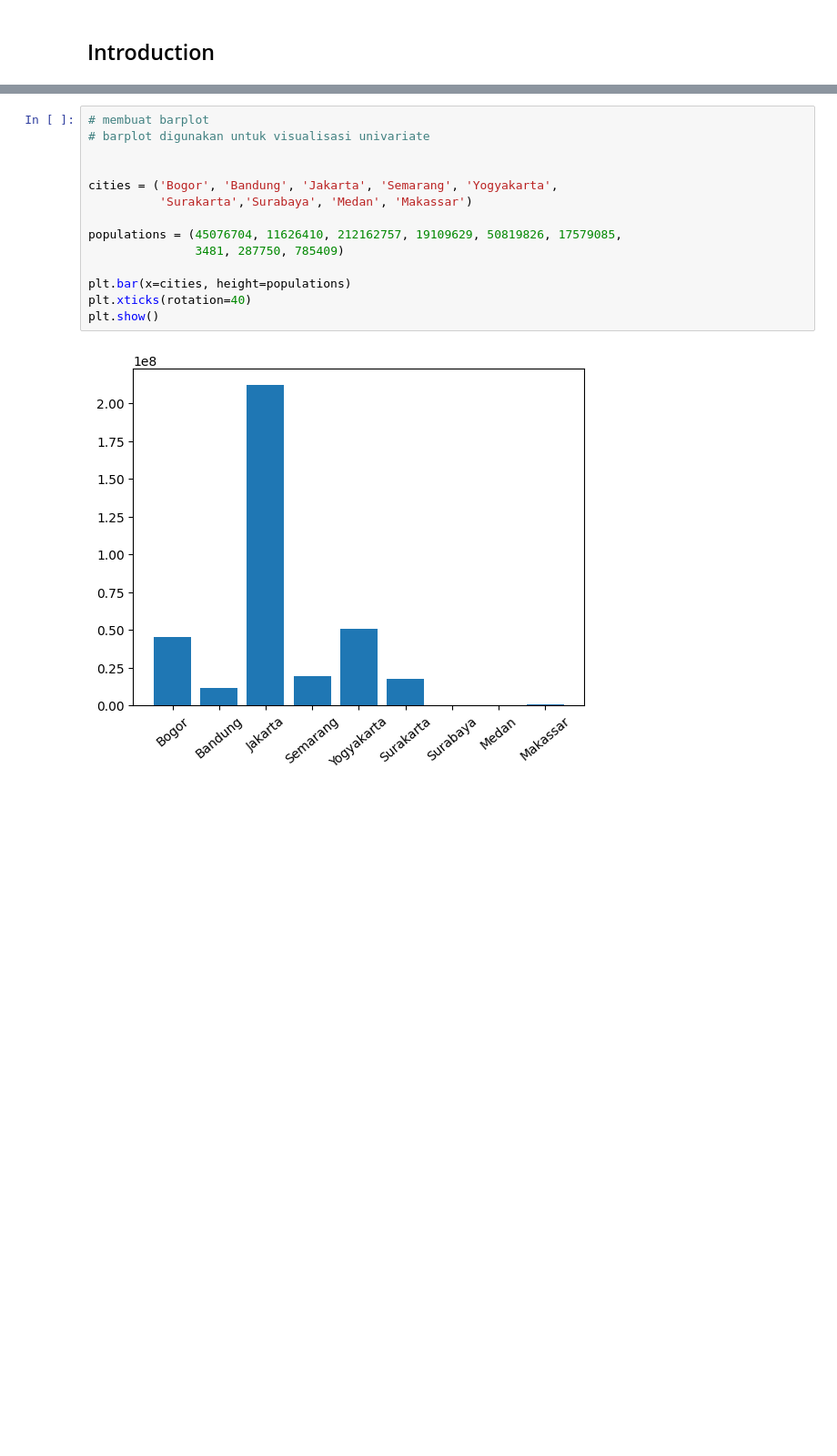
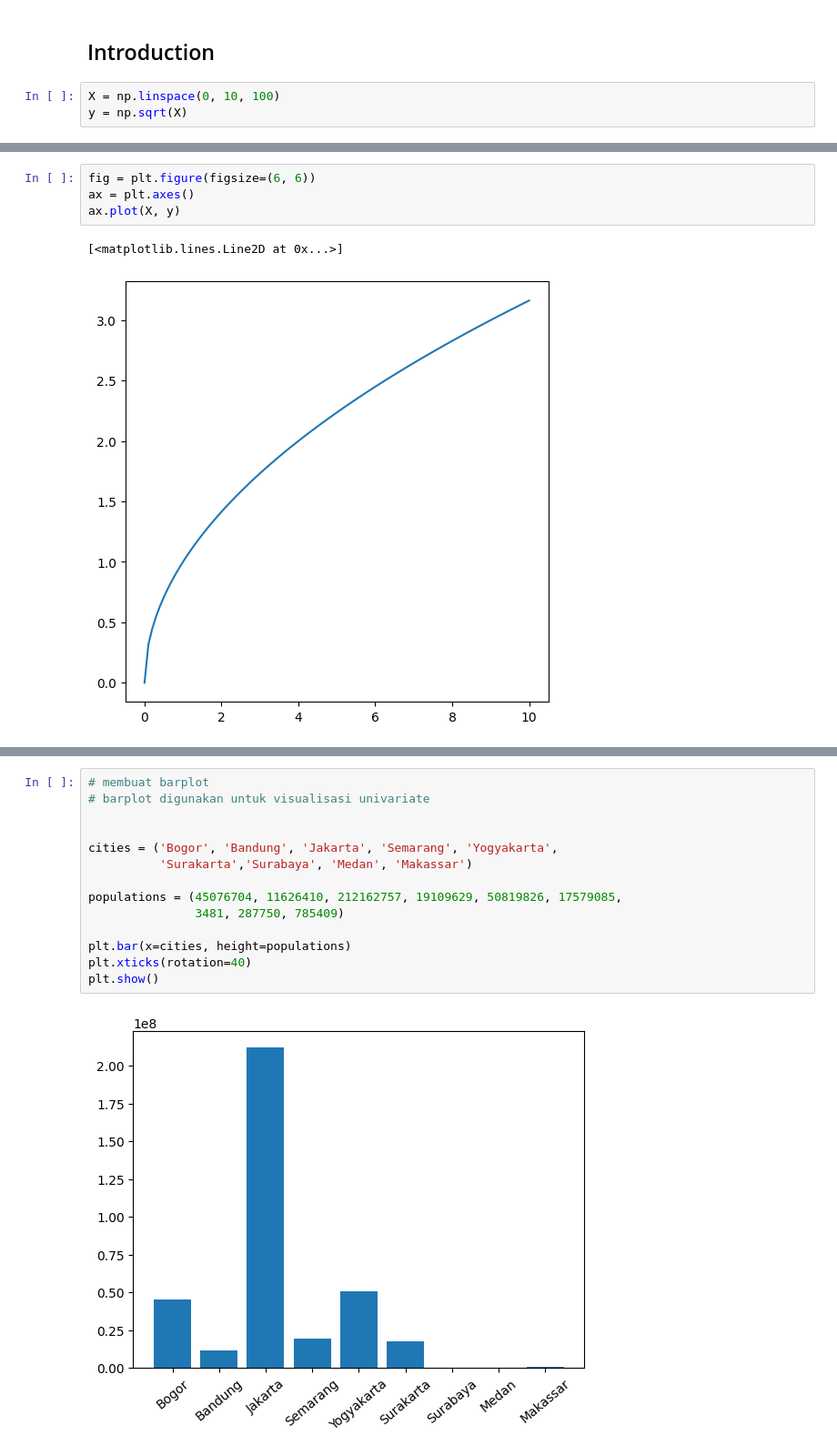
Before and after one commit to muhamadirkham21/Learning-journey, a Jupyter notebook: learn-python/ADVANCED/DATA ANALYTICS/matplotlib.ipynb, the cells around one changed output, grey strips where cells are left out. Shown at 91% size. Saved outputs shown, nothing was run; the diff lists cells and outputs as text; blank space fills up the shorter version.

```diff
--- a/learn-python/ADVANCED/DATA ANALYTICS/matplotlib.ipynb
+++ b/learn-python/ADVANCED/DATA ANALYTICS/matplotlib.ipynb
@@ -4,2 +6,5 @@ import seaborn as sns
 # %% [markdown]
 ##  Introduction
+# %%
+X = np.linspace(0, 10, 100)
+y = np.sqrt(X)
@@ -5,0 +18,7 @@ import seaborn as sns
+# %%
+fig = plt.figure(figsize=(6, 6))
+ax = plt.axes()
+ax.plot(X, y)
+# %% [output]
+[<matplotlib.lines.Line2D at 0x...>]
+[figure, added]
```
Also changed, not shown: parts of 24 cells of this notebook, 8 other files.
